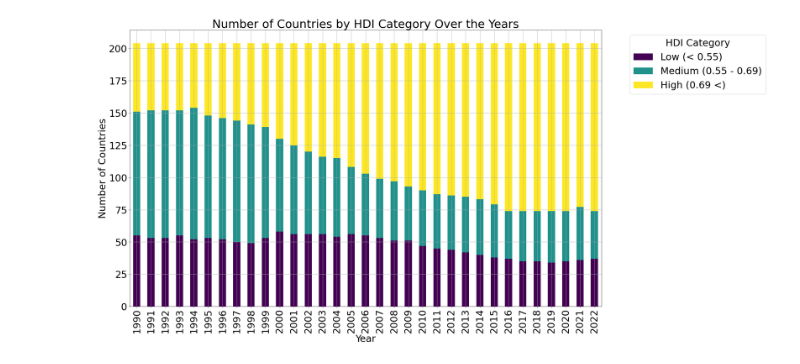
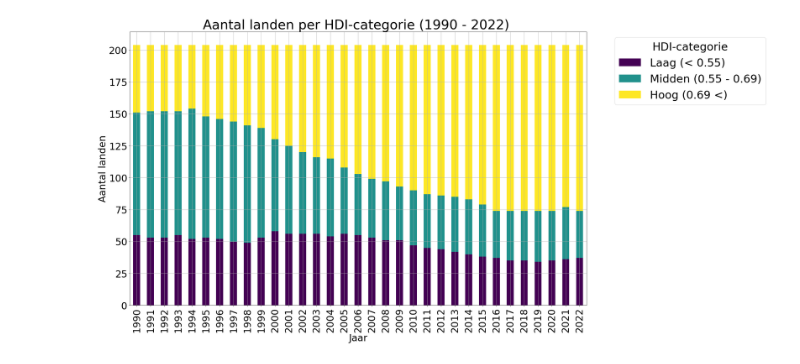
Before and after one commit to goofvanriet/infovis, a Jupyter notebook: notebooks/hdi_per_year.ipynb, the cells around one changed output. Cells and saved outputs as stored; diff of their text form; code cells hidden in the pictures.

```diff
--- a/notebooks/hdi_per_year.ipynb
+++ b/notebooks/hdi_per_year.ipynb
@@ -9,36 +9,41 @@ import numpy as np
 df_hdiy = pd.read_csv('../data/cleaned_hdi_py_data.csv')
 # %%
 import matplotlib.pyplot as plt
+import pandas as pd
 
+# Veronderstel dat df_hdiy al is gedefinieerd en geladen
+# years en hdi_columns definieren
 years = list(range(1990, 2023))
 hdi_columns = [f'hdi_{year}' for year in years]
 df_hdiyn = df_hdiy[['country'] + hdi_columns]
 
-# Melt the DataFrame to long format for easier plotting
+# DataFrame smelten naar lang formaat voor eenvoudiger plotten
 df_melted = df_hdiyn.melt(id_vars=['country'], var_name='year', value_name='hdi')
 
-# Convert year to numeric
+# Jaar naar numeriek omzetten
 df_melted['year'] = df_melted['year'].str.extract('(\d+)').astype(int)
 
-# Define bins and labels for HDI categories
-bins = [0, 0.55, 0.69,1.0]
-labels = ['Low (< 0.55)', 'Medium (0.55 - 0.69)', 'High (0.69 <)']
+# Bins en labels definiëren voor HDI-categorieën
+bins = [0, 0.55, 0.69, 1.0]
+labels = ['Laag (< 0.55)', 'Midden (0.55 - 0.69)', 'Hoog (0.69 <)']
 
-# Bin the HDI values
+# HDI-waarden in categorieën indelen
 df_melted['category'] = pd.cut(df_melted['hdi'], bins=bins, labels=labels, include_lowest=True)
 
-#group by category
+# Groeperen op categorie
 df_grouped = df_melted.groupby(['year', 'category'], observed=True).size().unstack(fill_value=0)
 
+# Staafdiagram plotten
 df_grouped.plot(kind='bar', stacked=True, figsize=(30, 15), colormap='viridis')
 
-plt.rc('font', size=30)
-plt.title('Number of Countries by HDI Category Over the Years')
-plt.xlabel('Year')
-plt.ylabel('Number of Countries')
-plt.legend(title='HDI Category', bbox_to_anchor=(1.05, 1), loc='upper left')
+# Lettergrootte instellen
+plt.rc('font', size=34)
+plt.title('Aantal landen per HDI-categorie (1990 - 2022) ')
+plt.xlabel('Jaar')
+plt.ylabel('Aantal landen')
+plt.legend(title='HDI-categorie', bbox_to_anchor=(1.05, 1), loc='upper left')
 plt.grid(True)
 plt.tight_layout()
 plt.show()
 # %% [output]
-[figure, old version]
+[figure, new version]
```
